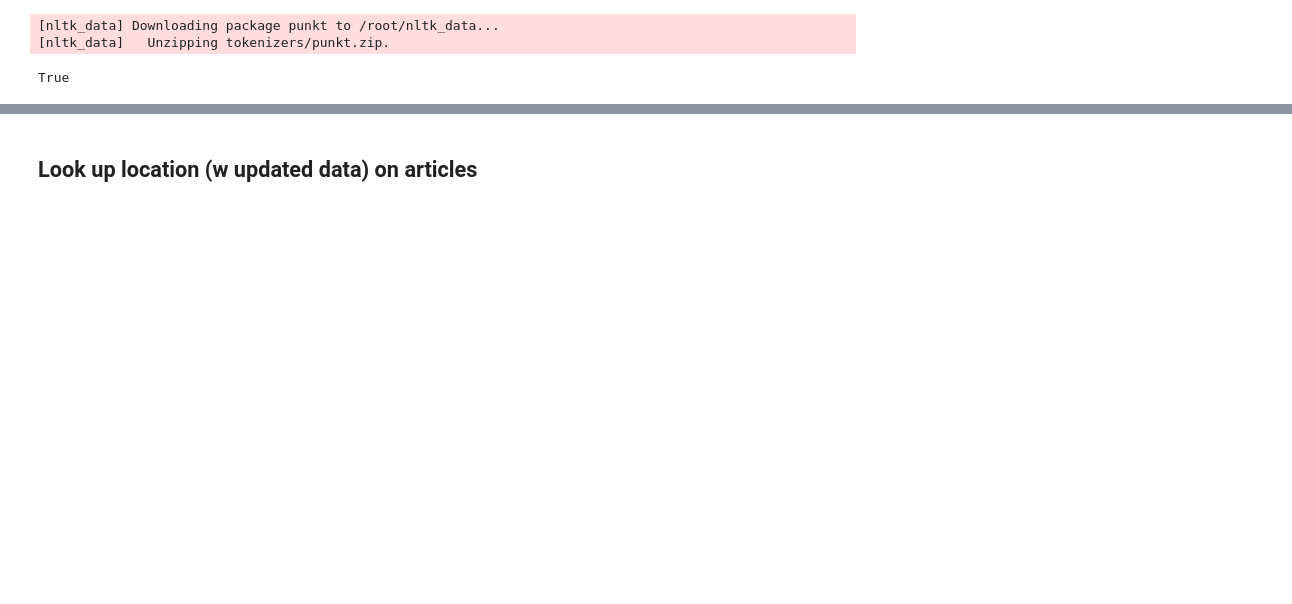
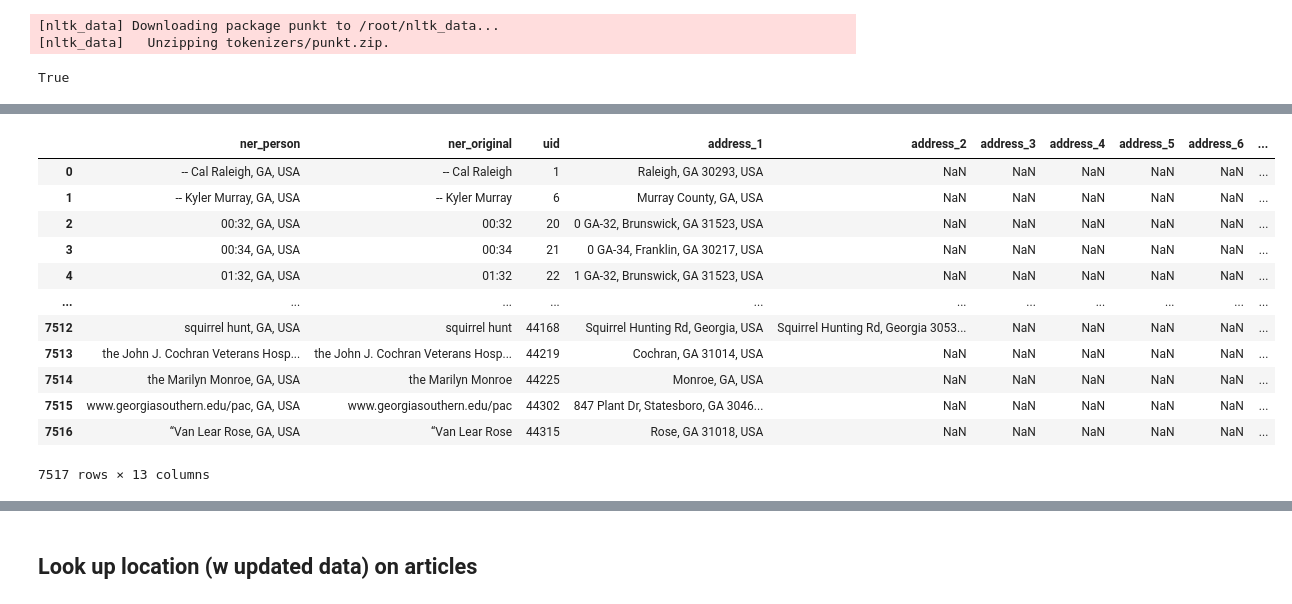
Before and after one commit to ykim71/georgia_analysis, a Jupyter notebook: (2)_Georgia_place_analysis.ipynb, the cells around one changed output, grey strips where cells are left out. Saved outputs shown, nothing was run; the diff lists cells and outputs as text; code cells hidden in the pictures; blank space fills up the shorter version.

```diff
--- a/(2)_Georgia_place_analysis.ipynb
+++ b/(2)_Georgia_place_analysis.ipynb
@@ -304,0 +440,10 @@ merge_temp_final.to_excel('/content/drive/MyDrive/Georgia/Locations Analysis/Geo
+# %%
+## find examples of PERSON ner
+
+%cd /content/drive/MyDrive/Georgia/Locations Analysis
+
+import pandas as pd
+import re
+
+ner_person = pd.read_excel('df_person_results_GA_TRUE_wide.xlsx')
+df = pd.read_pickle('/content/drive/MyDrive/Georgia/Web Scraping/Georgia_data_v2_translation_ner3_lem.pkl')
@@ -304,0 +617,16 @@ merge_temp_final.to_excel('/content/drive/MyDrive/Georgia/Locations Analysis/Geo
+# %%
+ner_person
+# %% [output]
+|  | ner_person | ner_original | uid | address_1 | address_2 | address_3 | address_4 | address_5 | address_6 | ... |
+| 0 | -- Cal Raleigh, GA, USA | -- Cal Raleigh | 1 | Raleigh, GA 30293, USA | NaN | NaN | NaN | NaN | NaN | ... |
+| 1 | -- Kyler Murray, GA, USA | -- Kyler Murray | 6 | Murray County, GA, USA | NaN | NaN | NaN | NaN | NaN | ... |
+| 2 | 00:32, GA, USA | 00:32 | 20 | 0 GA-32, Brunswick, GA 31523, USA | NaN | NaN | NaN | NaN | NaN | ... |
+| 3 | 00:34, GA, USA | 00:34 | 21 | 0 GA-34, Franklin, GA 30217, USA | NaN | NaN | NaN | NaN | NaN | ... |
+| 4 | 01:32, GA, USA | 01:32 | 22 | 1 GA-32, Brunswick, GA 31523, USA | NaN | NaN | NaN | NaN | NaN | ... |
+| ... | ... | ... | ... | ... | ... | ... | ... | ... | ... | ... |
+| 7512 | squirrel hunt, GA, USA | squirrel hunt | 44168 | Squirrel Hunting Rd, Georgia, USA | Squirrel Hunting Rd, Georgia 3053... | NaN | NaN | NaN | NaN | ... |
+| 7513 | the John J. Cochran Veterans Hosp... | the John J. Cochran Veterans Hosp... | 44219 | Cochran, GA 31014, USA | NaN | NaN | NaN | NaN | NaN | ... |
+| 7514 | the Marilyn Monroe, GA, USA | the Marilyn Monroe | 44225 | Monroe, GA, USA | NaN | NaN | NaN | NaN | NaN | ... |
+| 7515 | www.georgiasouthern.edu/pac, GA, USA | www.georgiasouthern.edu/pac | 44302 | 847 Plant Dr, Statesboro, GA 3046... | NaN | NaN | NaN | NaN | NaN | ... |
+| 7516 | “Van Lear Rose, GA, USA | “Van Lear Rose | 44315 | Rose, GA 31018, USA | NaN | NaN | NaN | NaN | NaN | ... |
+7517 rows × 13 columns
```
Also changed, not shown: parts of 179 cells of this notebook.
